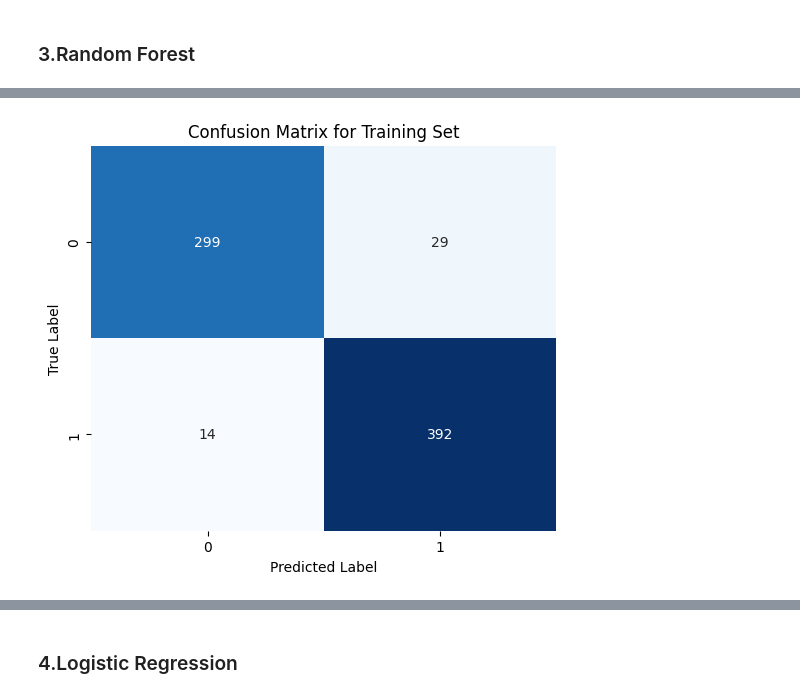
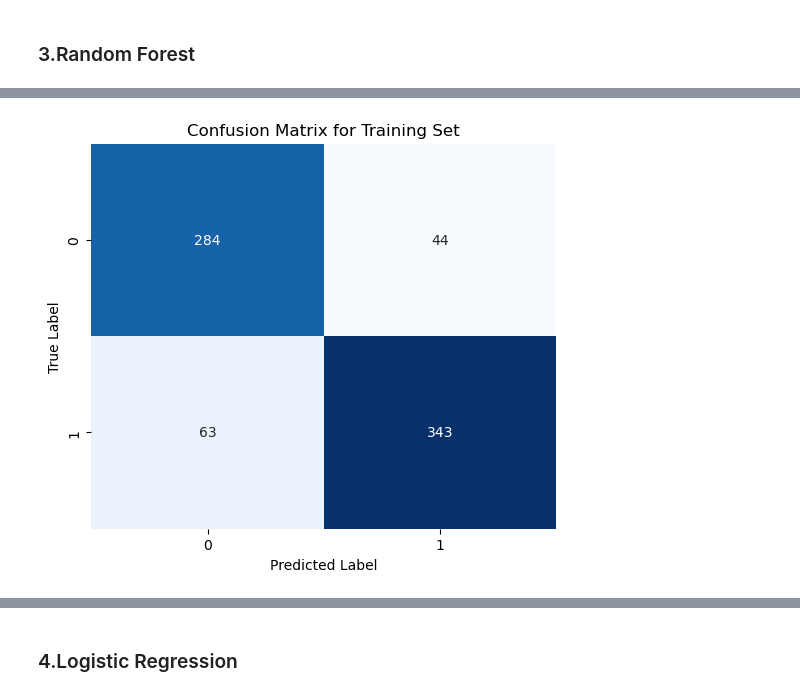
Before and after one commit to Aydenuk/DSML, a Jupyter notebook: feature_implementation/Heart_failure.ipynb, the cells around one changed output, grey strips where cells are left out. Cells and saved outputs as stored; diff of their text form; code cells hidden in the pictures.

```diff
--- a/feature_implementation/Heart_failure.ipynb
+++ b/feature_implementation/Heart_failure.ipynb
@@ -615,49 +610,49 @@ Recall       : 0.8235
 ### 3.Random Forest
 # %%
 """
-Random Forest Model
+Logistic Regression Model
 Author: deng.wei
-Date: 4.13
-Function: Random Forest model implementation and evaluation
+Date: 4.14
+Function: Logistic Regression model implementation and evaluation
 """
 
-from sklearn.ensemble import RandomForestClassifier
-from sklearn.model_selection import cross_val_score
+from sklearn.linear_model import LogisticRegression
+from sklearn.model_selection import GridSearchCV
 from sklearn.metrics import accuracy_score, f1_score, recall_score, precision_score, confusion_matrix
-import matplotlib.pyplot as plt
-import seaborn as sns
 
-# Create and train the Random Forest model
-rf = RandomForestClassifier(
-    random_state=42,
-    n_estimators=100,
-    max_depth=8,
-    min_samples_split=6,
-    min_samples_leaf=3
-)
-rf.fit(X_train, y_train)
+# Step 1: Hyperparameter tuning using GridSearchCV on validation set
+param_grid = {
+    'C': [0.01, 0.1, 1, 10, 100],  # Regularization strength
+    'penalty': ['l2']  # Regularization type
+}
 
-# Make predictions
-y_train_pred = rf.predict(X_train)
-y_val_pred = rf.predict(X_val)
-y_test_pred = rf.predict(X_test)
+# Initialize GridSearchCV for hyperparameter tuning
+grid_search = GridSearchCV(LogisticRegression(random_state=42), param_grid, cv=5, scoring='accuracy')
+grid_search.fit(X_val, y_val)  # Use validation set for tuning
 
+# Step 2: Get the best hyperparameters from GridSearchCV
+best_params = grid_search.best_params_
+print(f"\nBest Hyperparameters from GridSearchCV: {best_params}")
 
-# Evaluate with your shared evaluation function (train + val + test)
-evaluate_model_outputs(y_train, y_train_pred, y_val, y_val_pred, y_test, y_test_pred)
+# Step 3: Retrain the model with the best hyperparameters using training set
+log_reg_best = grid_search.best_estimator_
+log_reg_best.fit(X_train, y_train)  # Train on training set
 
-# Cross-validation (10-fold)
-cv_scores = cross_val_score(rf, X_train, y_train, cv=10, scoring='accuracy')
-print("\nCross-Validation (10-Fold):")
-print(f"CV Scores    : {cv_scores}")
-print(f"Mean Accuracy: {cv_scores.mean():.4f}")
+# Step 4: Predictions with the best model
+y_train_pred_best = log_reg_best.predict(X_train)
+y_test_pred_best = log_reg_best.predict(X_test)
 
-# Confusion matrices
-cm_train = confusion_matrix(y_train, y_train_pred)
-cm_test = confusion_matrix(y_test, y_test_pred)
+# Step 5: Evaluate the model with best hyperparameters using public evaluation function
+evaluate_model_basic(y_train, y_train_pred_best, y_test, y_test_pred_best)
+
+# Step 6: Confusion matrices for training and test sets
+cm_train = confusion_matrix(y_train, y_train_pred_best)
+cm_test = confusion_matrix(y_test, y_test_pred_best)
+
+# Plot confusion matrices for both training and test sets
 plot_confusion_matrix(cm_train, title="Confusion Matrix for Training Set")
 plot_confusion_matrix(cm_test, title="Confusion Matrix for Test Set")
 
-# Save model scores
-save_model_scores(y_train, y_train_pred, y_test, y_test_pred, "Random Forest", cv_scores.mean(), rf.predict_proba(X_test)[:, 1])
+# Step 7: Save model scores
+save_model_scores(y_train, y_train_pred_best, y_test, y_test_pred_best, "Logistic Regression", grid_search.best_score_, log_reg_best.predict_proba(X_test)[:, 1])
 # %% [output]
@@ -681,4 +676,4 @@ Mean Accuracy: 0.8459
-[figure, old version]
+[figure, new version]
 [figure]
 # %% [markdown]
 ### 4.Logistic Regression
```
Also changed, not shown: parts of 9 cells of this notebook.
